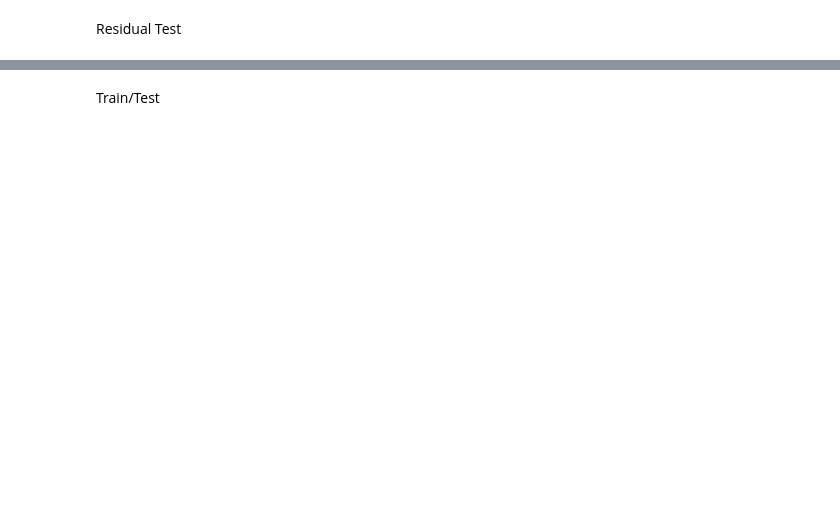
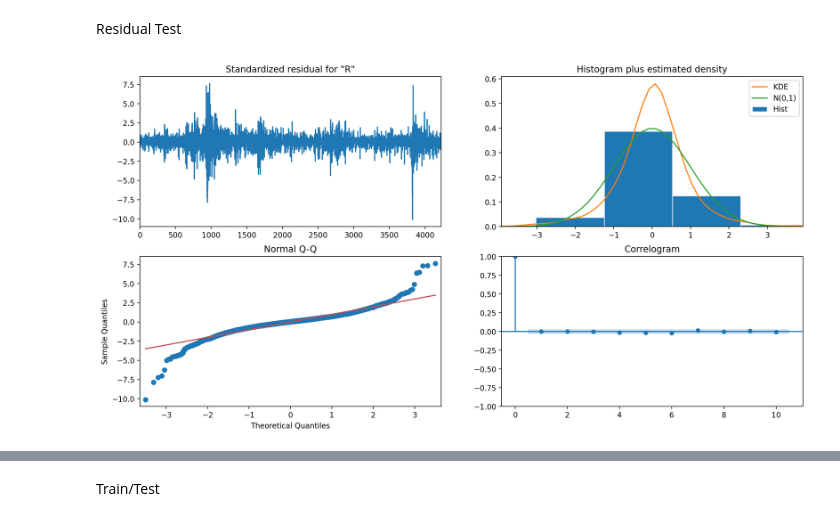
Before and after one commit to saanghyuk/ntu_course, a Jupyter notebook: TimeSeries/individual_assignment.ipynb, the cells around one changed output, grey strips where cells are left out. Cells and saved outputs as stored; diff of their text form; code cells hidden in the pictures; blank space fills up the shorter version.

```diff
--- a/TimeSeries/individual_assignment.ipynb
+++ b/TimeSeries/individual_assignment.ipynb
@@ -269,2 +283,7 @@ Warnings:
 # %% [markdown]
 Residual Test
+# %%
+fit.plot_diagnostics(figsize=(16, 8))
+plt.show()
+# %% [output]
+[figure, added]
```
Also changed, not shown: parts of 37 cells of this notebook.
